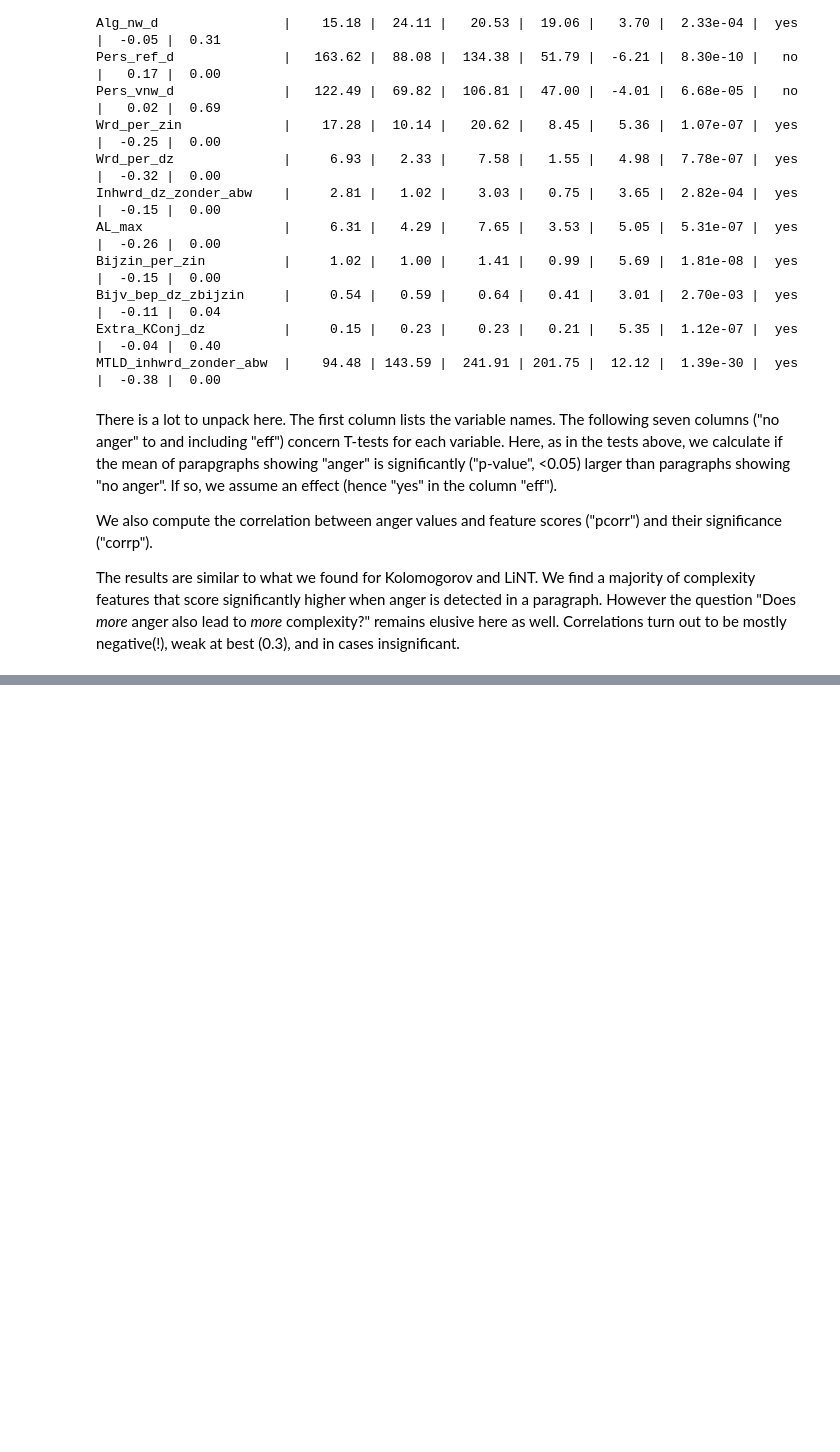
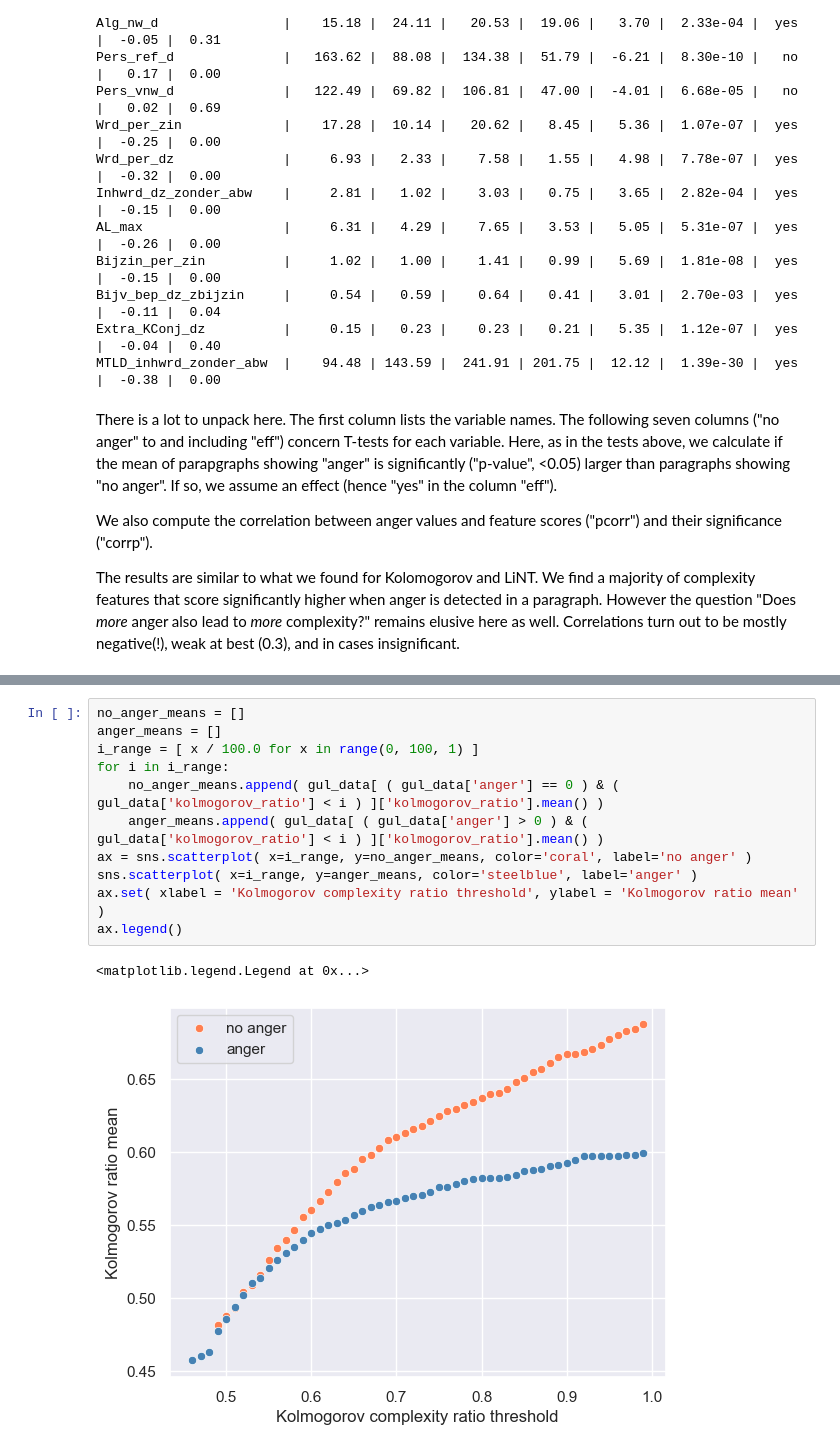
Before and after one commit to jorisvanzundert/Gul_Complexity, a Jupyter notebook: Lale_Gul-Ik_ga_leven-analysis.ipynb, the cells around one changed output, grey strips where cells are left out. Cells and saved outputs as stored; diff of their text form; blank space fills up the shorter version.

```diff
--- a/Lale_Gul-Ik_ga_leven-analysis.ipynb
+++ b/Lale_Gul-Ik_ga_leven-analysis.ipynb
@@ -356,0 +377,14 @@ On the basis of T-testing there remains little doubt that Gül produces more com
+# %%
+no_anger_means = []
+anger_means = []
+i_range = [ x / 100.0 for x in range(0, 100, 1) ]
+for i in i_range:
+    no_anger_means.append( gul_data[ ( gul_data['anger'] == 0 ) & ( gul_data['kolmogorov_ratio'] < i ) ]['kolmogorov_ratio'].mean() )
+    anger_means.append( gul_data[ ( gul_data['anger'] > 0 ) & ( gul_data['kolmogorov_ratio'] < i ) ]['kolmogorov_ratio'].mean() )
+ax = sns.scatterplot( x=i_range, y=no_anger_means, color='coral', label='no anger' )
+sns.scatterplot( x=i_range, y=anger_means, color='steelblue', label='anger' )
+ax.set( xlabel = 'Kolmogorov complexity ratio threshold', ylabel = 'Kolmogorov ratio mean' )
+ax.legend()
+# %% [output]
+<matplotlib.legend.Legend at 0x...>
+[figure, added]
```
Also changed, not shown: parts of 11 cells of this notebook, 1 other file.
